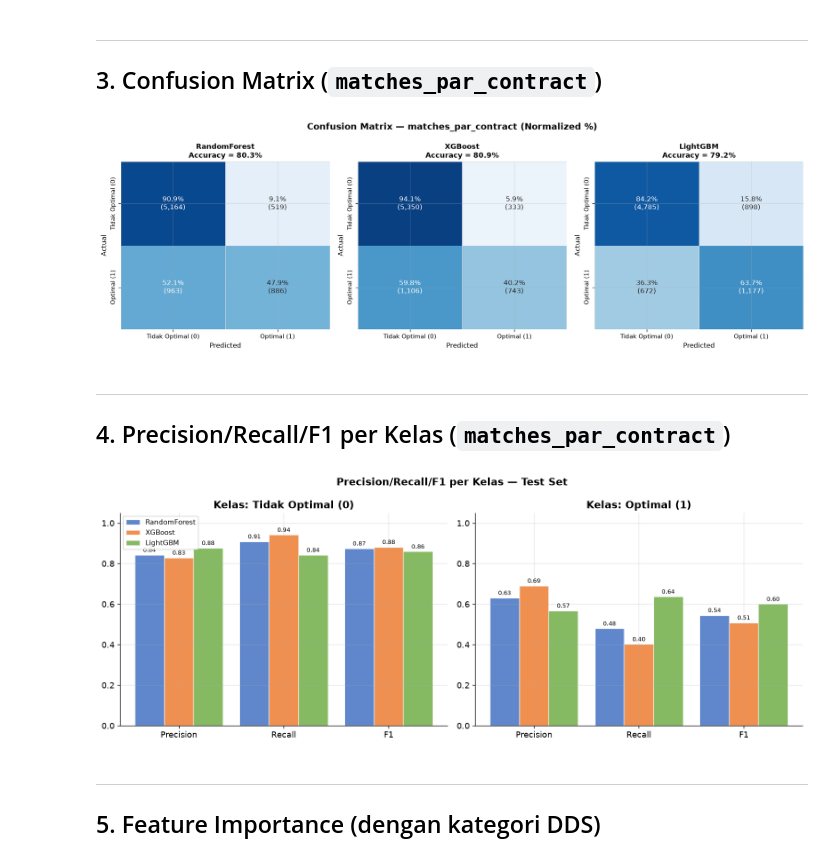
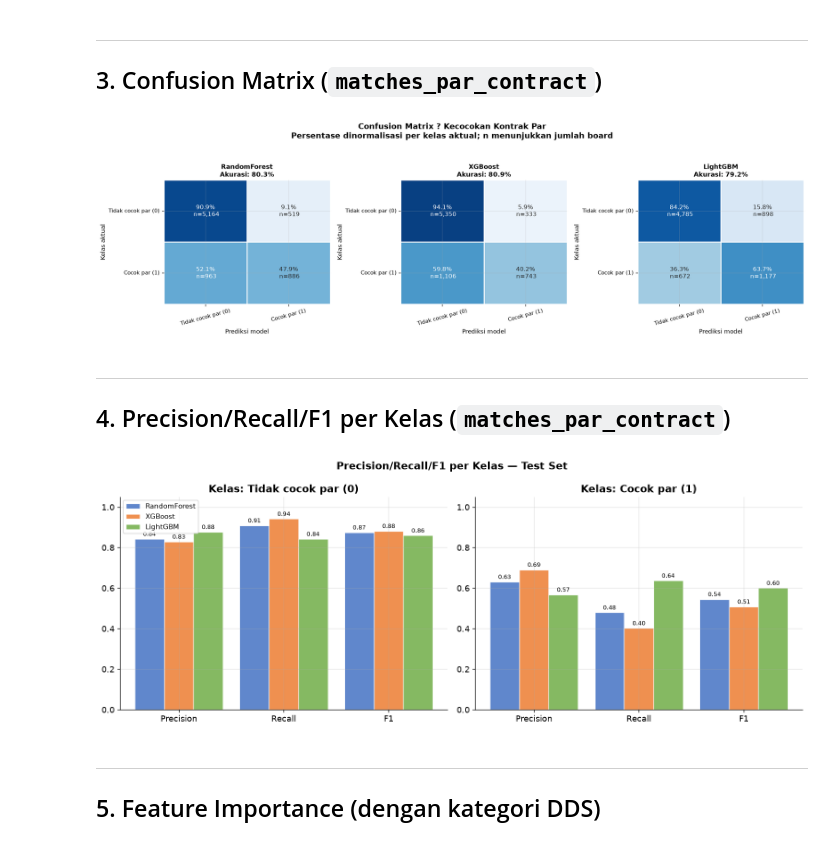
Before and after one commit to Cattelll/Bridge-Prediction, a Jupyter notebook: notebooks/06_evaluation.ipynb, the cells around one changed output. Cells and saved outputs as stored; diff of their text form; code cells hidden in the pictures.

```diff
--- a/notebooks/04_evaluation.ipynb
+++ b/notebooks/06_evaluation.ipynb
@@ -68,7 +68,7 @@ trained_models = []
 model_names    = ['RandomForest', 'XGBoost', 'LightGBM']
 for name in model_names:
     path = MODEL_DIR / f'{name.lower()}.pkl'
-    assert path.exists(), f'Model tidak ditemukan: {path}. Jalankan 03_modeling.ipynb (folder ini) terlebih dahulu.'
+    assert path.exists(), f'Model tidak ditemukan: {path}. Jalankan 05_modeling.ipynb (folder ini) terlebih dahulu.'
     with open(path, 'rb') as f:
         trained_models.append(pickle.load(f))
     print(f'  Loaded: {name}')
@@ -202,42 +200,46 @@ plt.show()
 # %%
 from sklearn.metrics import confusion_matrix
 
-cm_labels = list(range(n_classes))  # [0, 1] -> Tidak Optimal, Optimal
-cm_names  = ['Tidak Optimal (0)', 'Optimal (1)']
+cm_labels = [0, 1]
+cm_names = ['Tidak cocok par (0)', 'Cocok par (1)']
+fig, axes = plt.subplots(1, len(trained_models), figsize=(17, 5))
 
-fig, axes = plt.subplots(1, 3, figsize=(15, 5))
-
-for ax, model, color in zip(axes, trained_models, MODEL_COLORS):
-    y_pred  = predictions[model.name]
-    mat     = confusion_matrix(y_test, y_pred, labels=cm_labels)
-    mat_pct = mat.astype(float) / mat.sum(axis=1, keepdims=True) * 100
-
+for ax, model in zip(axes, trained_models):
+    y_pred = predictions[model.name]
+    mat = confusion_matrix(y_test, y_pred, labels=cm_labels)
+    row_totals = mat.sum(axis=1, keepdims=True)
+    mat_pct = np.divide(
+        mat * 100.0, row_totals,
+        out=np.zeros_like(mat, dtype=float), where=row_totals != 0,
+    )
     annot = np.array([
-        [f'{mat_pct[r,c]:.1f}%\n({mat[r,c]:,})' for c in range(len(cm_labels))]
+        [f'{mat_pct[r, c]:.1f}%\n n={mat[r, c]:,}' for c in range(len(cm_labels))]
         for r in range(len(cm_labels))
     ])
 
     sns.heatmap(
         mat_pct, annot=annot, fmt='', cmap='Blues',
         xticklabels=cm_names, yticklabels=cm_names,
-        ax=ax, cbar=False,
-        linewidths=0.6, linecolor='#E0E0E0',
-        vmin=0, vmax=100,
-        annot_kws={'size': 10},
+        ax=ax, cbar=False, linewidths=0.8, linecolor='white',
+        vmin=0, vmax=100, annot_kws={'size': 10},
     )
-    acc = mat.diagonal().sum() / mat.sum()
-    ax.set_title(f'{model.name}\nAccuracy = {acc:.1%}', fontweight='bold', fontsize=11)
-    ax.set_xlabel('Predicted', fontsize=10)
-    ax.set_ylabel('Actual', fontsize=10)
-    ax.tick_params(axis='x', labelsize=9)
-    ax.tick_params(axis='y', labelsize=9)
+    accuracy = mat.diagonal().sum() / mat.sum()
+    ax.set_title(f'{model.name}\nAkurasi: {accuracy:.1%}', fontweight='bold', fontsize=11)
+    ax.set_xlabel('Prediksi model', fontsize=10)
+    ax.set_ylabel('Kelas aktual', fontsize=10)
+    ax.tick_params(axis='x', labelsize=9, labelrotation=15)
+    ax.tick_params(axis='y', labelsize=9, labelrotation=0)
 
-plt.suptitle('Confusion Matrix — matches_par_contract (Normalized %)', fontsize=13, fontweight='bold')
-plt.tight_layout()
-plt.savefig(OUT / 'nb04_confusion_matrix.png', bbox_inches='tight', dpi=150)
+fig.suptitle(
+    'Confusion Matrix ? Kecocokan Kontrak Par\n'
+    'Persentase dinormalisasi per kelas aktual; n menunjukkan jumlah board',
+    fontsize=13, fontweight='bold', y=1.04,
+)
+fig.tight_layout()
+fig.savefig(OUT / 'nb06_confusion_matrix_baseline.png', bbox_inches='tight', dpi=160)
 plt.show()
 # %% [output]
-[figure, old version]
+[figure, new version]
 # %% [markdown]
 ---
 ## 4. Precision/Recall/F1 per Kelas (`matches_par_contract`)
@@ -245,7 +247,7 @@ plt.show()
 from sklearn.metrics import precision_recall_fscore_support
 
 metric_labels = ['Precision', 'Recall', 'F1']
-class_labels  = ['Tidak Optimal (0)', 'Optimal (1)']
+class_labels  = ['Tidak cocok par (0)', 'Cocok par (1)']
 
 fig, axes = plt.subplots(1, 2, figsize=(13, 5))
 
@@ -273,7 +275,7 @@ plt.tight_layout()
 plt.savefig(OUT / 'nb04_f1_per_class.png', bbox_inches='tight', dpi=150)
 plt.show()
 # %% [output]
-[figure, old version]
+[figure, new version]
 # %% [markdown]
 ---
 ## 5. Feature Importance (dengan kategori DDS)
```
Also changed, not shown: parts of 3 cells of this notebook, 27 other files.
